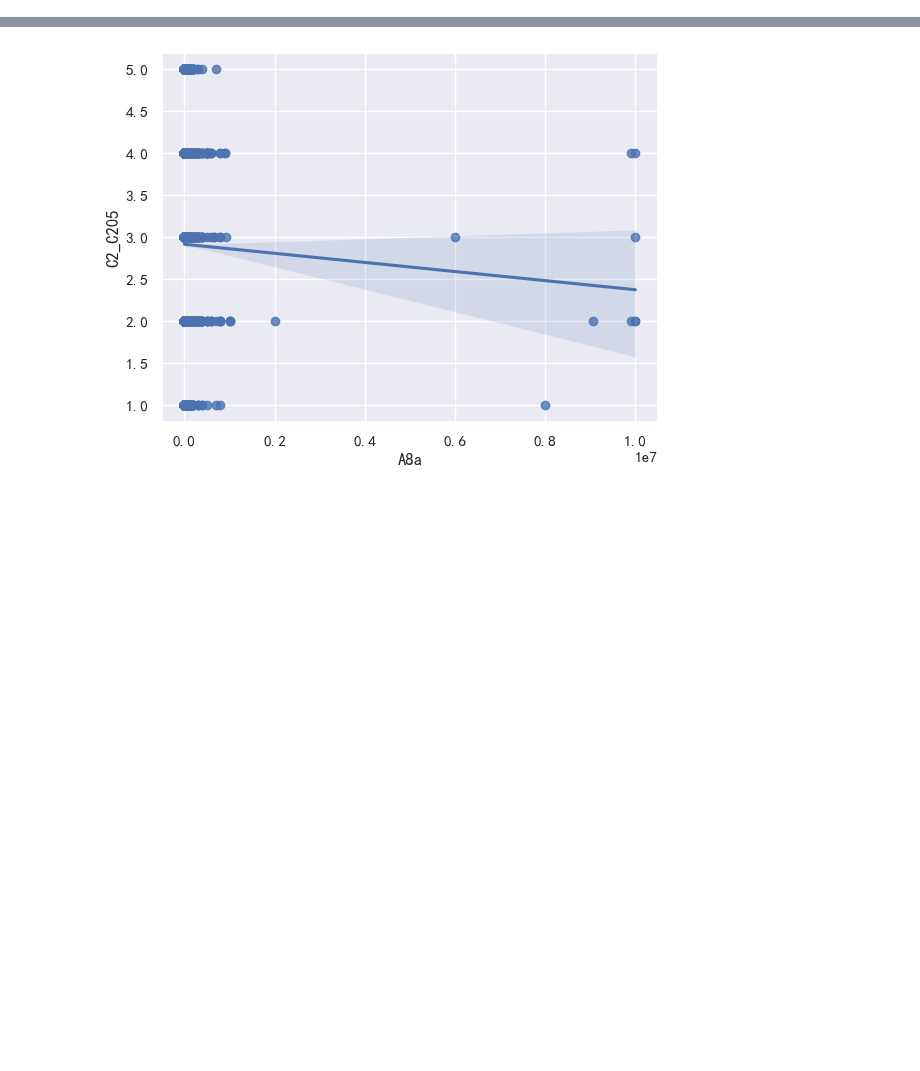
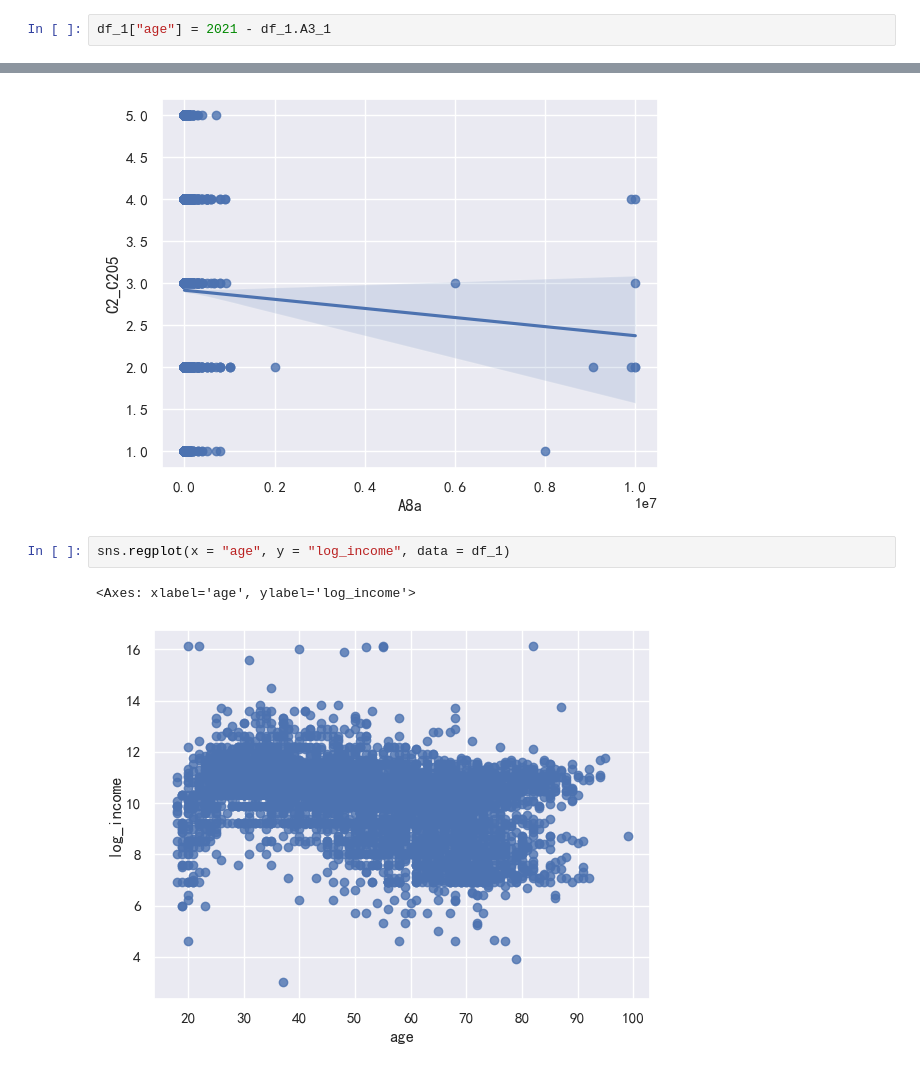
Before and after one commit to zhiliang-lin/css_note, a Jupyter notebook: rstats-ss/cgss.ipynb, the cells around one changed output, grey strips where cells are left out. Saved outputs shown, nothing was run; the diff lists cells and outputs as text; blank space fills up the shorter version.

```diff
--- a/rstats-ss/cgss.ipynb
+++ b/rstats-ss/cgss.ipynb
@@ -171,0 +189,2 @@ Name: C2_C205, dtype: float64
+# %%
+df_1["age"] = 2021 - df_1.A3_1
@@ -300,3 +325,8 @@ sns.regplot(x = "A8a", y = "C2_C205", data = df_1)
 # %% [output]
 <Axes: xlabel='A8a', ylabel='C2_C205'>
 [figure]
+# %%
+sns.regplot(x = "age", y = "log_income", data = df_1)
+# %% [output]
+<Axes: xlabel='age', ylabel='log_income'>
+[figure, added]
```
Also changed, not shown: parts of 11 cells of this notebook, 2 other files.
